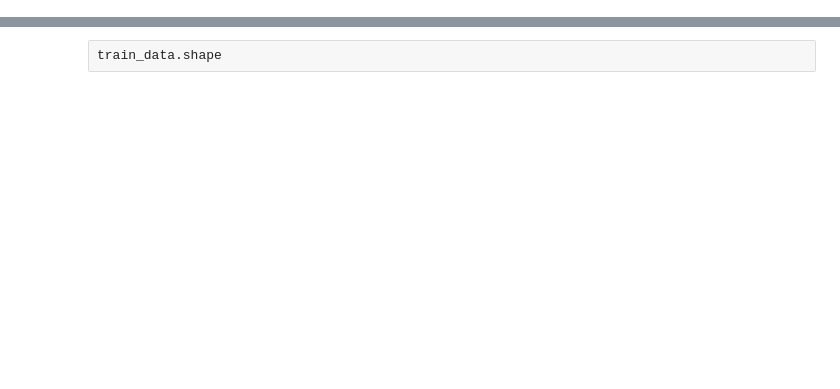
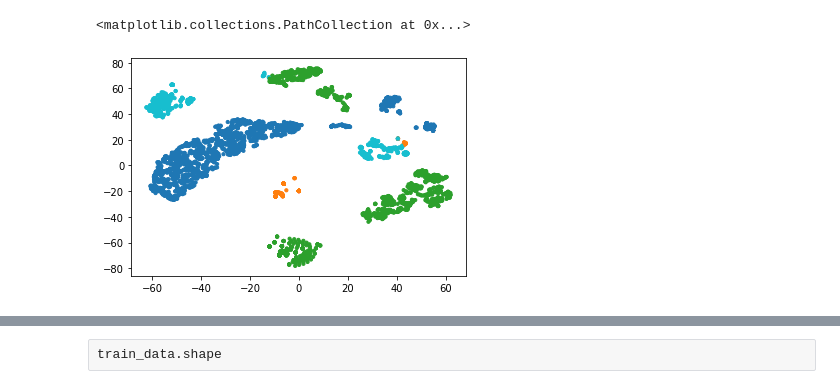
Before and after one commit to BhujayKumarBhatta/OCLog, a Jupyter notebook: oclog/openset/notebooks/visual_pretraining.ipynb, the cells around one changed output, grey strips where cells are left out. Saved outputs shown, nothing was run; the diff lists cells and outputs as text; code cells hidden in the pictures; blank space fills up the shorter version.

```diff
--- a/oclog/openset/notebooks/visual_pretraining.ipynb
+++ b/oclog/openset/notebooks/visual_pretraining.ipynb
@@ -101,0 +142,5 @@ bglog.train_df
+# %%
+plt.scatter(tout[:, 0], tout[:, -1], c=p, s=10, cmap='tab10')
+# %% [output]
+<matplotlib.collections.PathCollection at 0x...>
+[figure, added]
```
Also changed, not shown: parts of 42 cells of this notebook, 3 other files.
